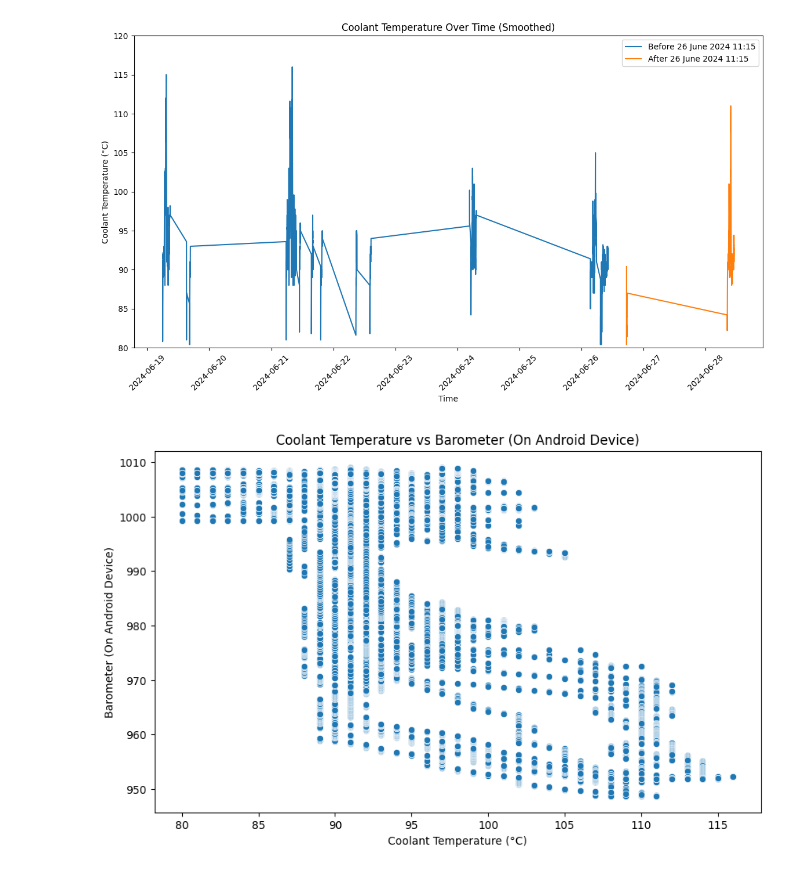
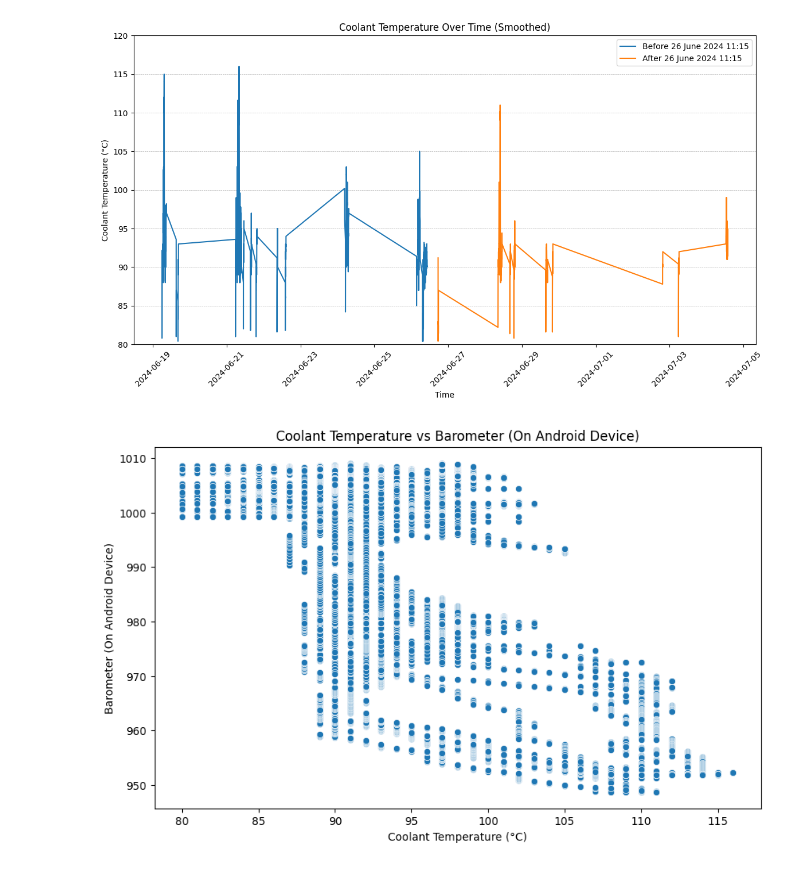
Before and after one commit to talkl/JimnyTorqueOBD, a Jupyter notebook: TorqueOBD.ipynb, the cells around one changed output. Cells and saved outputs as stored; diff of their text form; code cells hidden in the pictures.

Commit message:
some more data

```diff
--- a/TorqueOBD.ipynb
+++ b/TorqueOBD.ipynb
@@ -5,9 +5,10 @@ import matplotlib.pyplot as plt
 from datetime import datetime
 import pytz
 from scipy.stats import ttest_ind
+import numpy as np
 
 # Load the data
-data = pd.read_csv('./influxdata_no_gps_2024-06-28.csv')
+data = pd.read_csv('./influxdata_no_gps.csv')
 
 # Convert the time column to datetime with UTC timezone
 data['time'] = pd.to_datetime(data['time']).dt.tz_convert('UTC')
@@ -33,36 +34,88 @@ plt.figure(figsize=(14, 7))
 sns.lineplot(x='time', y='smooth_coolanttemp', data=before_cutoff, label='Before 26 June 2024 11:15')
 
 # Plot after cutoff
 sns.lineplot(x='time', y='smooth_coolanttemp', data=after_cutoff, label='After 26 June 2024 11:15')
 
 plt.title('Coolant Temperature Over Time (Smoothed)')
 plt.xlabel('Time')
 plt.ylabel('Coolant Temperature (°C)')
 plt.legend()
 plt.xticks(rotation=45)
 plt.ylim(80, 120)
+plt.grid(True, which='both', axis='y', linestyle='--', linewidth=0.5)
 plt.show()
-
-# Extract coolant temperatures
-coolant_before = before_cutoff['coolanttemp'].dropna()
-coolant_after = after_cutoff['coolanttemp'].dropna()
 
 # List of other sensors to plot against coolant temperature
 other_sensors = [
     'Barometer (on Android device)', 'Engine kW (At the wheels)', 'Intake Manifold Pressure','Turbo Boost & Vacuum Gauge',
     'accelerometertotal', 'hpwheels', 'rpm', 'hpwheels', 'throttlepos',
     'torque'
 ]
 
 # Plot scatter plots for each sensor against coolant temperature
 for sensor in other_sensors:
     if sensor in data.columns:
         plt.figure(figsize=(10, 6))
         sns.scatterplot(x='coolanttemp', y=sensor, data=data)
         plt.title(f'Coolant Temperature vs {sensor.replace("_", " ").title()}')
         plt.xlabel('Coolant Temperature (°C)')
         plt.ylabel(sensor.replace("_", " ").title())
         plt.show()
+
+# Define the driving conditions
+def categorize_driving_condition(row):
+    if row['speedobd'] <= 10:
+        return 'offroad'
+    elif row['speedobd'] > 10 and row['speedobd'] <= 30:
+        return 'slow'
+    elif row['speedobd'] > 30 and row['speedobd'] <= 60:
+        return 'urban'
+    else:
+        return 'highway'
+
+# Apply the categorization
+data['driving_condition'] = data.apply(categorize_driving_condition, axis=1)
+before_cutoff['driving_condition'] = before_cutoff.apply(categorize_driving_condition, axis=1)
+after_cutoff['driving_condition'] = after_cutoff.apply(categorize_driving_condition, axis=1)
+
+# Function to calculate statistics and perform tests
+def analyze_condition(condition):
+    before = before_cutoff[before_cutoff['driving_condition'] == condition]['coolanttemp']
+    after = after_cutoff[after_cutoff['driving_condition'] == condition]['coolanttemp']
+
+    mean_before = before.mean()
+    mean_after = after.mean()
+    std_before = before.std()
+    std_after = after.std()
+
+    t_stat, p_value = ttest_ind(before, after, alternative='greater')
+    cohen_d = (mean_after - mean_before) / np.sqrt((std_before**2 + std_after**2) / 2)
+
+    return mean_before, mean_after, t_stat, p_value, cohen_d
+
+# Analyze each driving condition
+conditions = ['offroad', 'slow', 'urban', 'highway']
+results = {}
+
+for condition in conditions:
+    mean_before, mean_after, t_stat, p_value, cohen_d = analyze_condition(condition)
+    results[condition] = {
+        'mean_before': mean_before,
+        'mean_after': mean_after,
+        't_stat': t_stat,
+        'p_value': p_value,
+        'cohen_d': cohen_d
+    }
+
+# Print the results
+for condition, result in results.items():
+    print(f"Driving Condition: {condition}")
+    print(f"Mean Before Fix: {result['mean_before']:.2f}")
+    print(f"Mean After Fix: {result['mean_after']:.2f}")
+    print(f"T-statistic: {result['t_stat']:.2f}, P-value: {result['p_value']}")
+    print(f"Effect Size (Cohen's d): {result['cohen_d']:.2f}")
+    print(f"Mean difference: {result['mean_after'] - result['mean_before']:.2f}")
+    print('\n')
 # %% [output]
-[figure, old version]
+[figure, new version]
 [figure]
```
Also changed, not shown: parts of 1 cell of this notebook, 1 other file.
